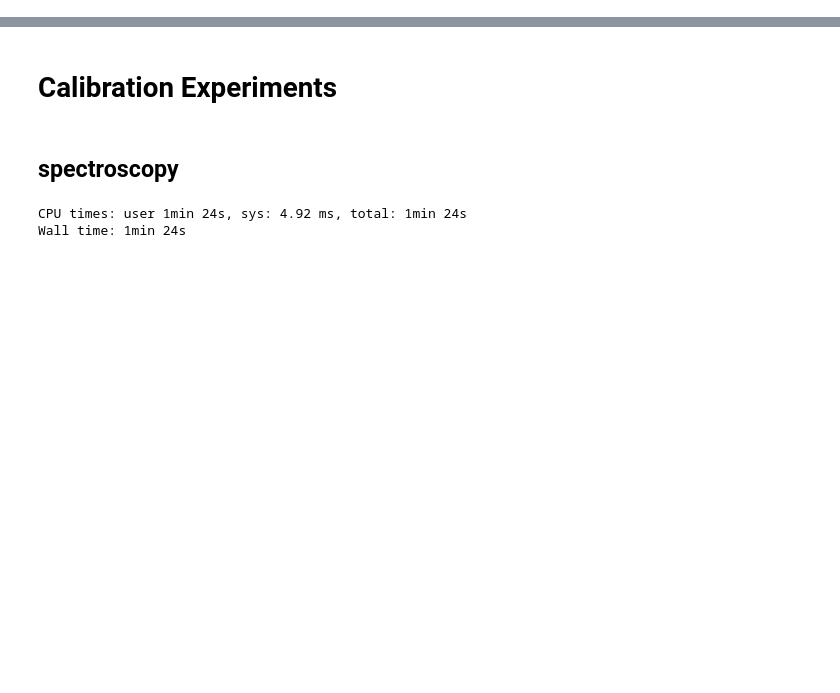
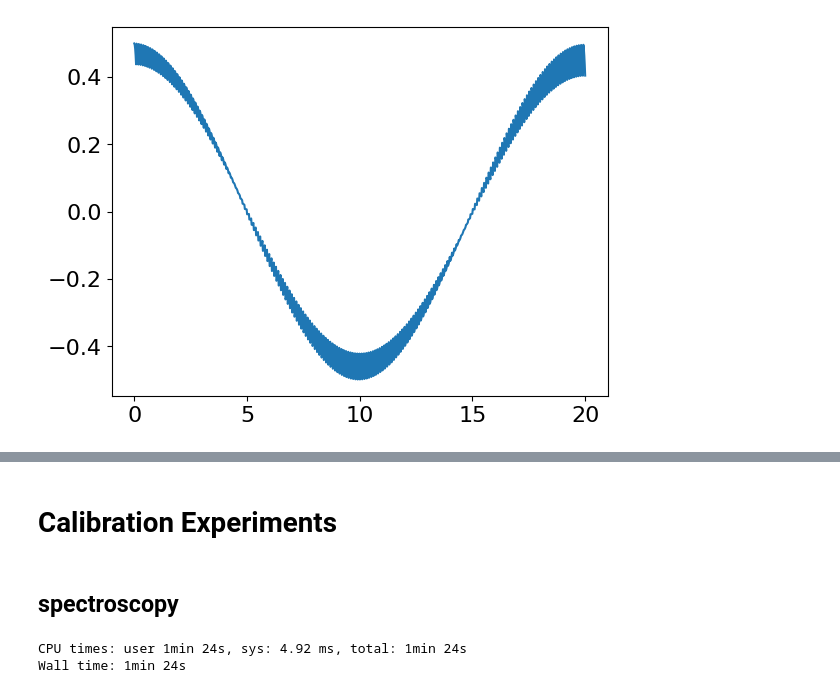
Before and after one commit to rupeshknn/pulse-backend-qamp22, a Jupyter notebook: 3 level qubit-backend-v2.ipynb, the cells around one changed output, grey strips where cells are left out. Drawn from its saved outputs; the diff is of its cells as text; code cells hidden in the pictures; blank space fills up the shorter version.

```diff
--- a/3 level qubit-backend-v2.ipynb
+++ b/3 level qubit-backend-v2.ipynb
@@ -27,0 +216,4 @@ from qiskit_experiments.exceptions import QiskitError
+# %%
+converter.get_signals(rb)[0].draw(0, 20, 1000)
+# %% [output]
+[figure, added]
```
Also changed, not shown: parts of 11 cells of this notebook, 1 other file.
